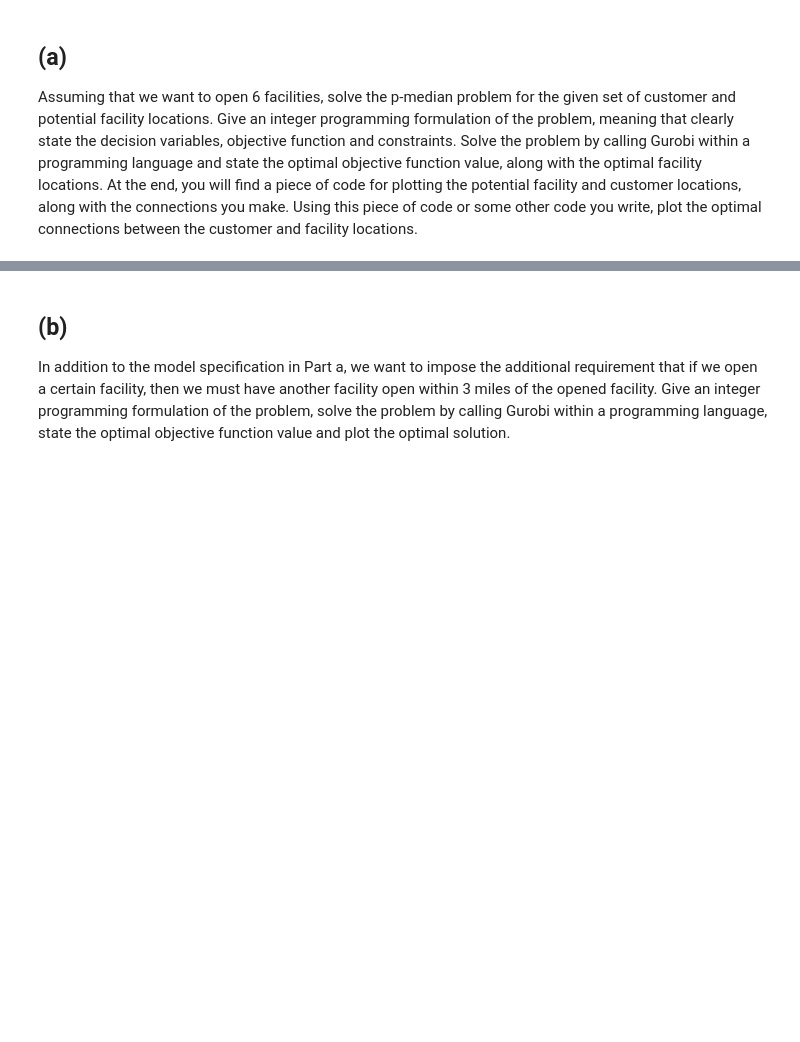
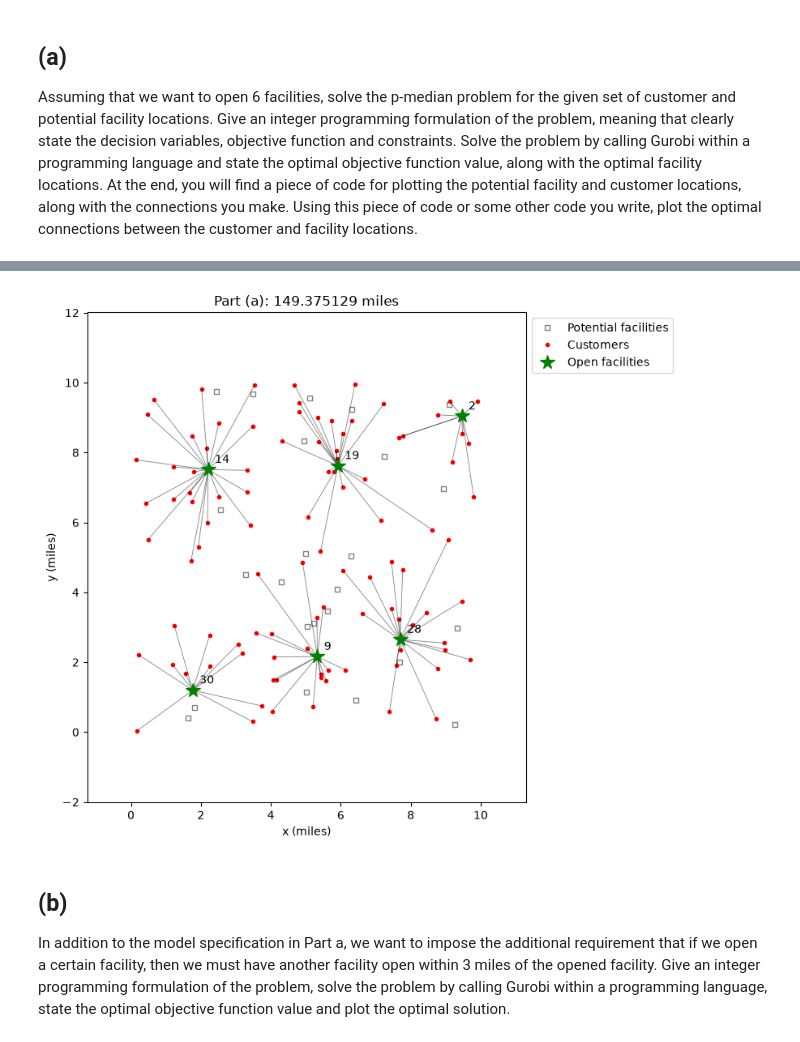
Before and after one commit to ananyactech/ORIE5129_HW6, a Jupyter notebook: hw6.ipynb, the cells around one changed output, grey strips where cells are left out. Drawn from its saved outputs; the diff is of its cells as text; code cells hidden in the pictures; blank space fills up the shorter version.

```diff
--- a/hw6.ipynb
+++ b/hw6.ipynb
@@ -57,0 +81,13 @@ connections between the customer and facility locations.
+# %%
+# Euclidean distance from each customer to each potential facility
+p = 6
+distances = np.zeros((noCusts, noFacs))
+for i in range(noCusts):
+    for j in range(noFacs):
+        distances[i, j] = np.linalg.norm(
+            np.array(customers[i]) - np.array(facilities[j]))
+
+# Quiet environment; use the installed Gurobi license.
+env = gp.Env(empty=True)
+env.setParam('OutputFlag', 0)
+env.start()
@@ -57,0 +136,34 @@ connections between the customer and facility locations.
+# %%
+# Plot the facility locations, customer locations, and optimal connections.
+matplotlib.pyplot.figure(figsize=(8, 7))
+for fc in range(noFacs):
+    matplotlib.pyplot.plot(facilities[fc][0], facilities[fc][1],
+                           's', color='gray', markersize=5,
+                           markerfacecolor='none',
+                           label='Potential facilities' if fc == 0 else None)
+for dp in range(noCusts):
+    matplotlib.pyplot.plot(customers[dp][0], customers[dp][1],
+                           'o', color='red', markersize=3,
+                           label='Customers' if dp == 0 else None)
+for dp in range(noCusts):
+    dpx = customers[dp][0]
+    dpy = customers[dp][1]
+    fcx = facilities[assgns[dp]][0]
+    fcy = facilities[assgns[dp]][1]
+    matplotlib.pyplot.plot([dpx, fcx], [dpy, fcy],
+                           color='black', linewidth=0.6, alpha=0.5)
+for fc in openFacs:
+    matplotlib.pyplot.plot(facilities[fc][0], facilities[fc][1],
+                           '*', color='green', markersize=13,
+                           label='Open facilities' if fc == openFacs[0] else None)
+    matplotlib.pyplot.annotate(str(fc + 1), facilities[fc],
+                               xytext=(6, 6), textcoords='offset points')
+matplotlib.pyplot.xlabel('x (miles)')
+matplotlib.pyplot.ylabel('y (miles)')
+matplotlib.pyplot.title(f"Part ({part}): {model.ObjVal:.6f} miles")
+matplotlib.pyplot.axis('equal')
+matplotlib.pyplot.legend(loc='upper left', bbox_to_anchor=(1, 1))
+matplotlib.pyplot.tight_layout()
+matplotlib.pyplot.show()
+# %% [output]
+[figure, added]
```
Also changed, not shown: parts of 15 cells of this notebook, 3 other files.
